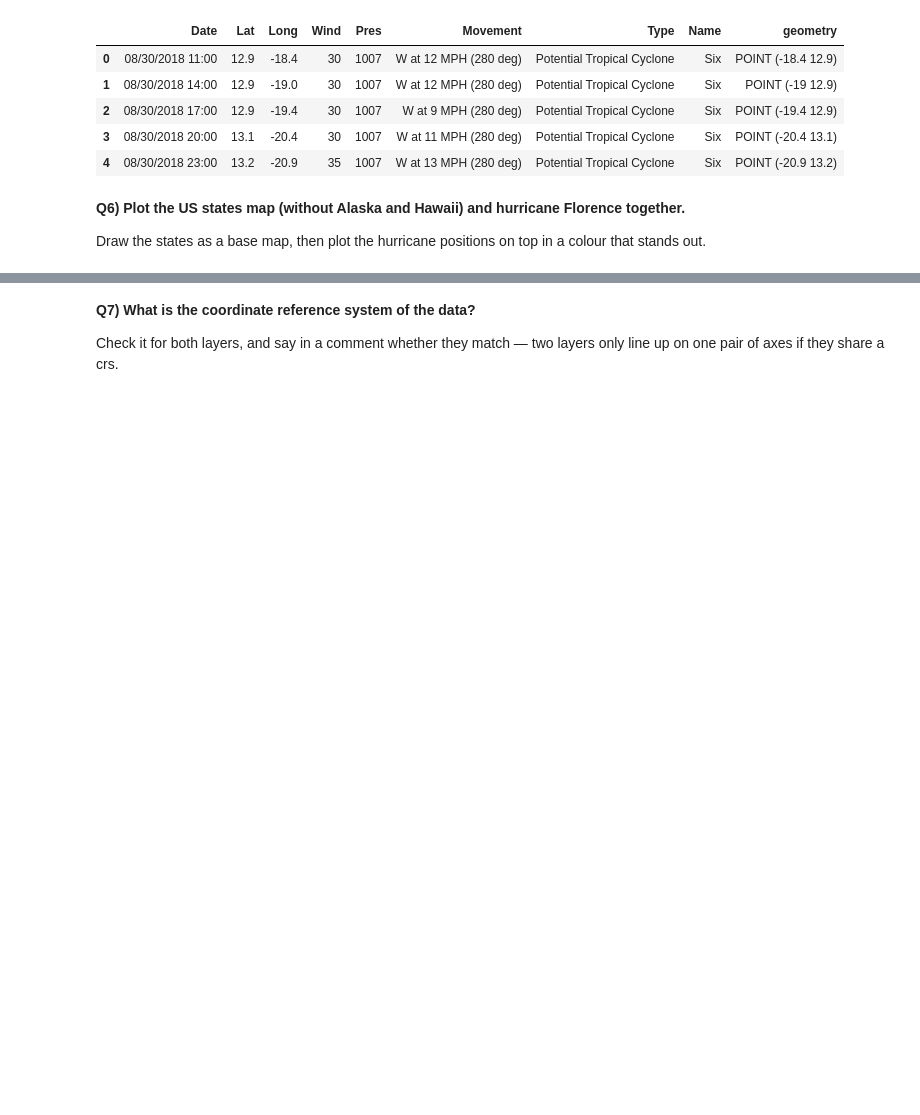
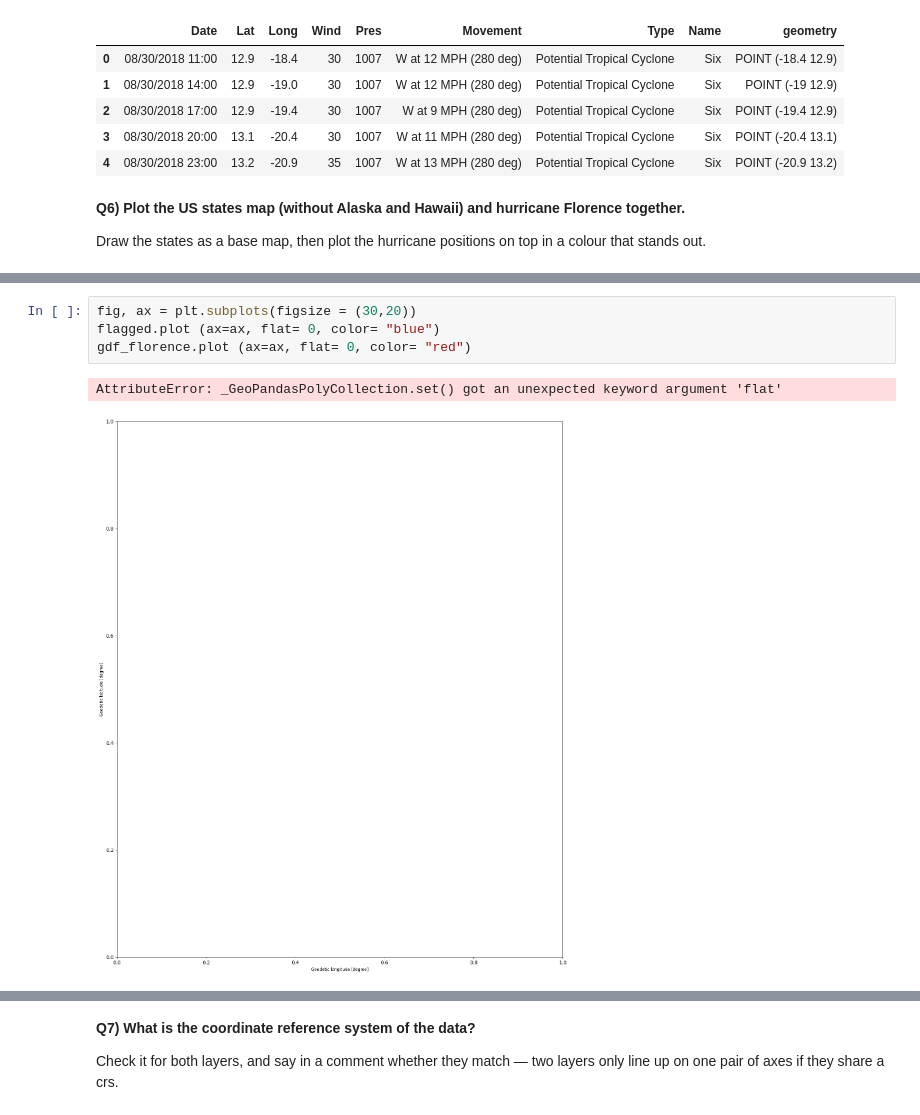
Before and after one commit to Cha-unil/2026_Intro_Python, a Jupyter notebook: FEEDBACK_TISSIERES.ipynb, the cells around one changed output, grey strips where cells are left out. Drawn from its saved outputs; the diff is of its cells as text; blank space fills up the shorter version.

```diff
--- a/FEEDBACK_TISSIERES.ipynb
+++ b/FEEDBACK_TISSIERES.ipynb
@@ -196,0 +202,7 @@ out.
+# %%
+fig, ax = plt.subplots(figsize = (30,20))
+flagged.plot (ax=ax, flat= 0, color= "blue")
+gdf_florence.plot (ax=ax, flat= 0, color= "red")
+# %% [output]
+AttributeError: _GeoPandasPolyCollection.set() got an unexpected keyword argument 'flat'
+[figure, added]
```
Also changed, not shown: parts of 7 cells of this notebook.
